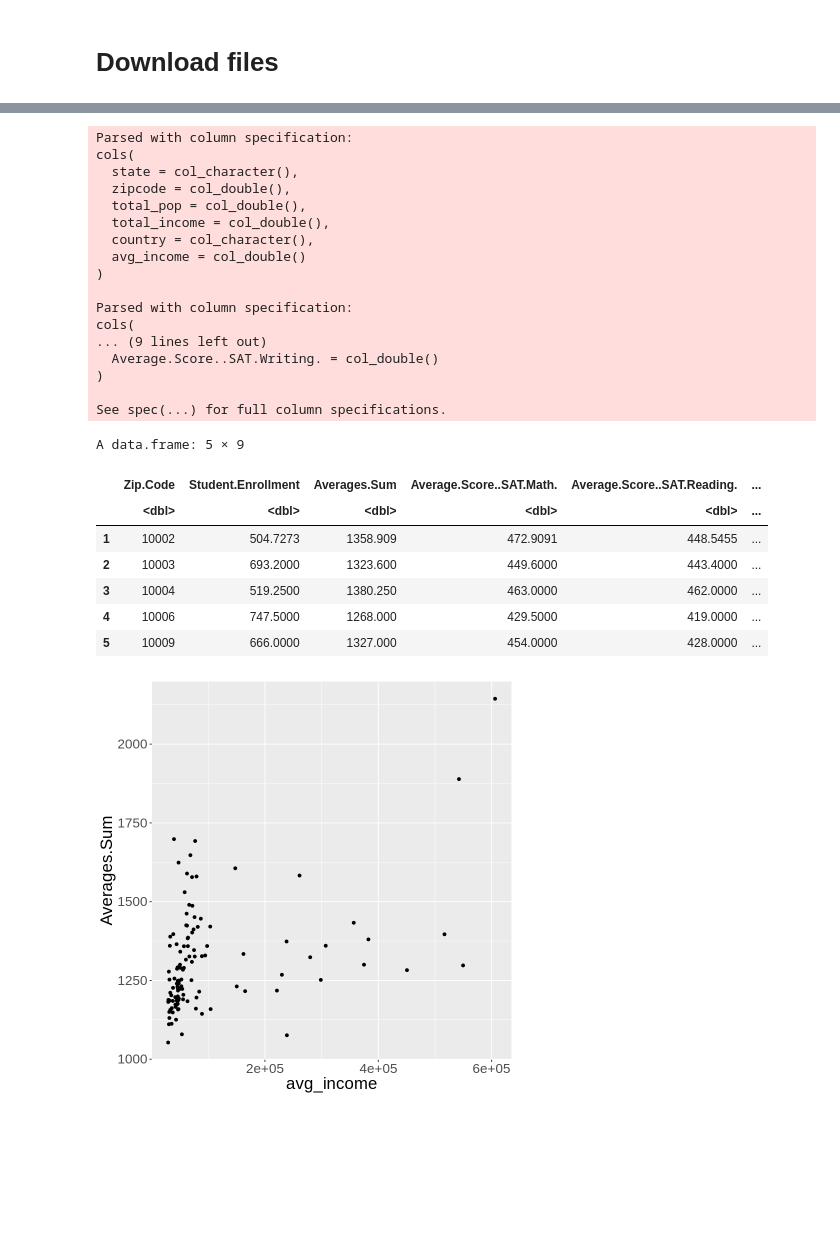
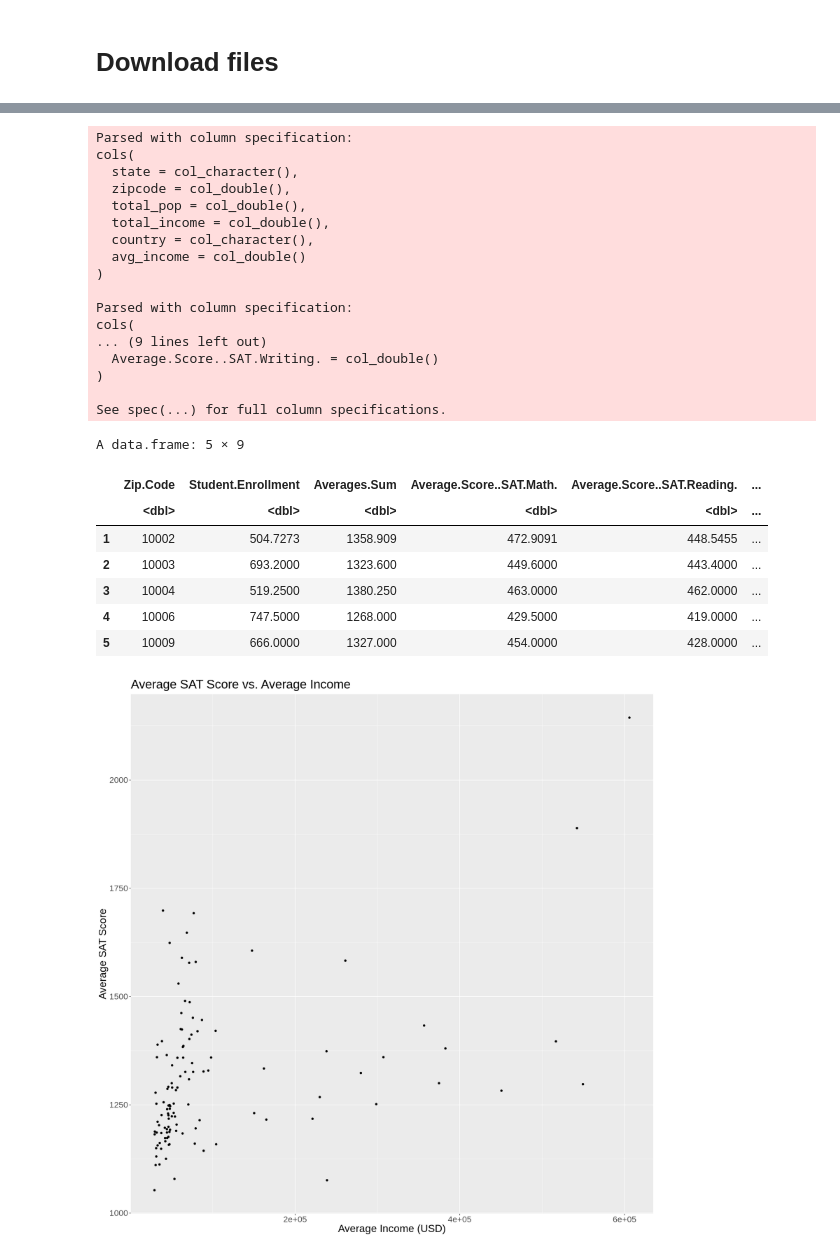
Before and after one commit to emi31770/DSCI-Project, a Jupyter notebook: proposal.ipynb, the cells around one changed output, grey strips where cells are left out. Saved outputs shown, nothing was run; the diff lists cells and outputs as text; code cells hidden in the pictures; blank space fills up the shorter version.

```diff
--- a/proposal.ipynb
+++ b/proposal.ipynb
@@ -46,37 +46,41 @@ sat_scores = sat_scores %>% mutate(Averages.Sum = Average.Score..SAT.Math. + Ave
 
 joined_tables = merge(x=sat_scores,y=zip_income,by="Zip.Code")
 
+options(repr.plot.width = 15, repr.plot.height = 15)
+
 scores_income <- ggplot(joined_tables, aes(x = avg_income, y = Averages.Sum)) +
     geom_point() +
-    labs() +
+    xlab("Average Income (USD)") +
+    ylab("Average SAT Score") +
+    ggtitle("Average SAT Score vs. Average Income") +
     theme(text = element_text(size=20))
 
 head(joined_tables, 5)
 scores_income
 # %% [output]
 Parsed with column specification:
 cols(
   state = col_character(),
   zipcode = col_double(),
   total_pop = col_double(),
   total_income = col_double(),
   country = col_character(),
   avg_income = col_double()
 )
 
 Parsed with column specification:
 cols(
 ... (9 lines left out)
   Average.Score..SAT.Writing. = col_double()
 )
 
 See spec(...) for full column specifications.
 A data.frame: 5 × 9
 |  | Zip.Code | Student.Enrollment | Averages.Sum | Average.Score..SAT.Math. | Average.Score..SAT.Reading. | ... |
 |  | <dbl> | <dbl> | <dbl> | <dbl> | <dbl> | ... |
 | 1 | 10002 | 504.7273 | 1358.909 | 472.9091 | 448.5455 | ... |
 | 2 | 10003 | 693.2000 | 1323.600 | 449.6000 | 443.4000 | ... |
 | 3 | 10004 | 519.2500 | 1380.250 | 463.0000 | 462.0000 | ... |
 | 4 | 10006 | 747.5000 | 1268.000 | 429.5000 | 419.0000 | ... |
 | 5 | 10009 | 666.0000 | 1327.000 | 454.0000 | 428.0000 | ... |
-[figure, old version]
+[figure, new version]
```
Also changed, not shown: 2 other files.
